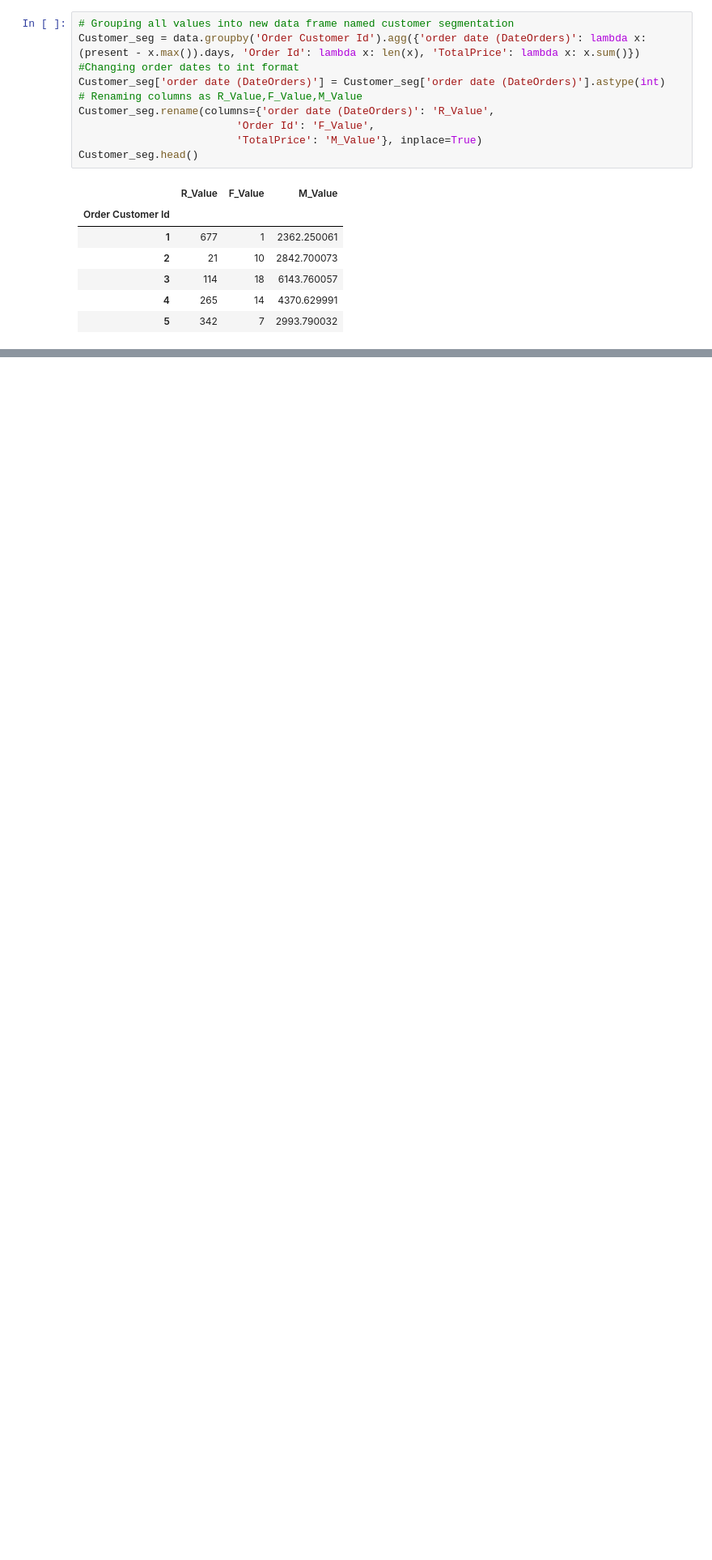
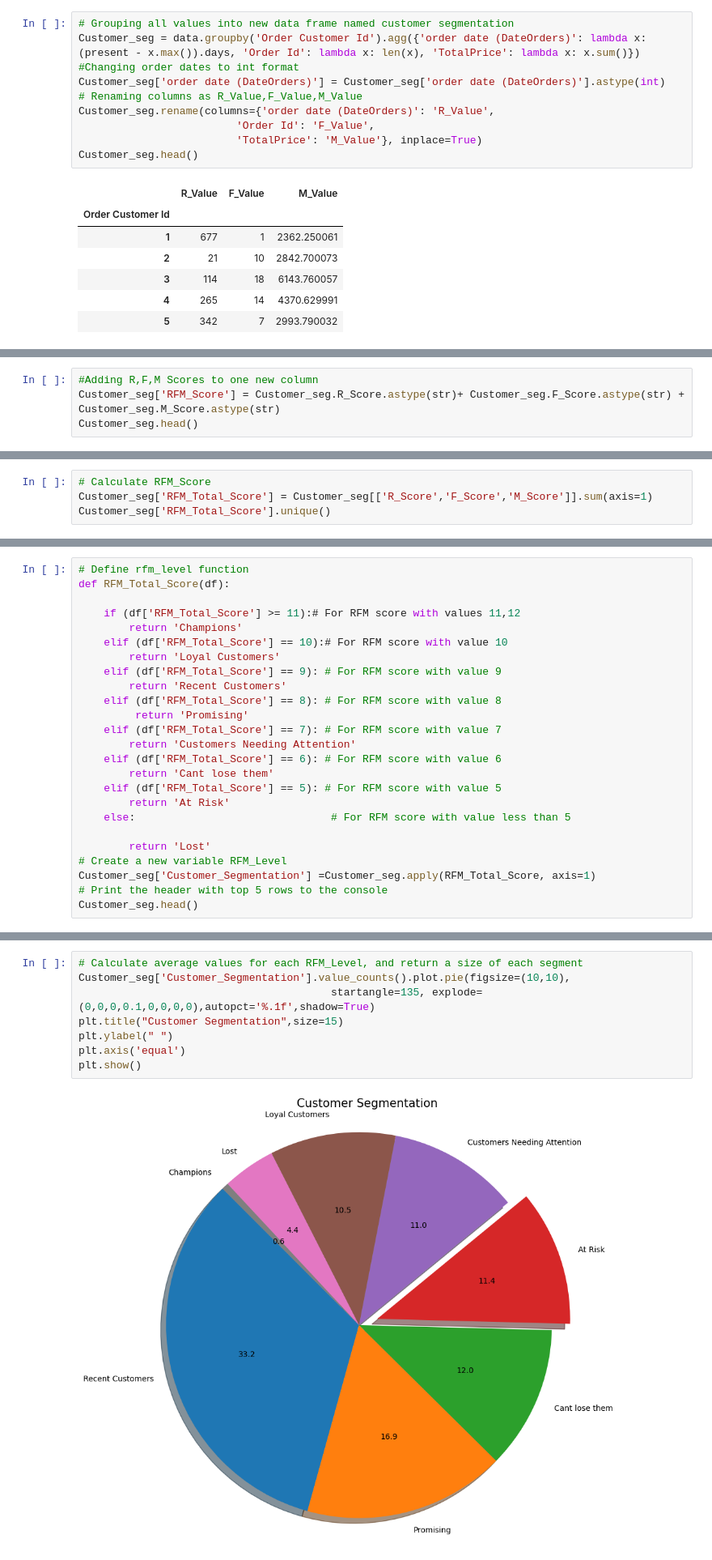
Before and after one commit to YannSko/Portfollio, a Jupyter notebook: Analysis Marketting/Supply_demand/Data&co/Data&Co.ipynb, the cells around one changed output, grey strips where cells are left out. Shown at 81% size. Drawn from its saved outputs; the diff is of its cells as text; blank space fills up the shorter version.

```diff
--- a/Analysis Marketting/Supply_demand/Data&co/Data&Co.ipynb
+++ b/Analysis Marketting/Supply_demand/Data&co/Data&Co.ipynb
@@ -438,0 +508,4 @@ Customer_seg.head()
+# %%
+#Adding R,F,M Scores to one new column
+Customer_seg['RFM_Score'] = Customer_seg.R_Score.astype(str)+ Customer_seg.F_Score.astype(str) + Customer_seg.M_Score.astype(str)
+Customer_seg.head()
@@ -438,0 +537,4 @@ Customer_seg.head()
+# %%
+# Calculate RFM_Score
+Customer_seg['RFM_Total_Score'] = Customer_seg[['R_Score','F_Score','M_Score']].sum(axis=1)
+Customer_seg['RFM_Total_Score'].unique()
@@ -438,0 +547,25 @@ Customer_seg.head()
+# %%
+# Define rfm_level function
+def RFM_Total_Score(df):
+
+    if (df['RFM_Total_Score'] >= 11):# For RFM score with values 11,12
+        return 'Champions'
+    elif (df['RFM_Total_Score'] == 10):# For RFM score with value 10
+        return 'Loyal Customers'
+    elif (df['RFM_Total_Score'] == 9): # For RFM score with value 9
+        return 'Recent Customers'
+    elif (df['RFM_Total_Score'] == 8): # For RFM score with value 8
+         return 'Promising'
+    elif (df['RFM_Total_Score'] == 7): # For RFM score with value 7
+        return 'Customers Needing Attention'
+    elif (df['RFM_Total_Score'] == 6): # For RFM score with value 6
+        return 'Cant lose them'
+    elif (df['RFM_Total_Score'] == 5): # For RFM score with value 5
+        return 'At Risk'
+    else:                               # For RFM score with value less than 5
+
+        return 'Lost'
+# Create a new variable RFM_Level
+Customer_seg['Customer_Segmentation'] =Customer_seg.apply(RFM_Total_Score, axis=1)
+# Print the header with top 5 rows to the console
+Customer_seg.head()
@@ -438,0 +582,10 @@ Customer_seg.head()
+# %%
+# Calculate average values for each RFM_Level, and return a size of each segment
+Customer_seg['Customer_Segmentation'].value_counts().plot.pie(figsize=(10,10),
+                                        startangle=135, explode=(0,0,0,0.1,0,0,0,0),autopct='%.1f',shadow=True)
+plt.title("Customer Segmentation",size=15)
+plt.ylabel(" ")
+plt.axis('equal')
+plt.show()
+# %% [output]
+[figure, added]
```
Also changed, not shown: parts of 89 cells of this notebook.
